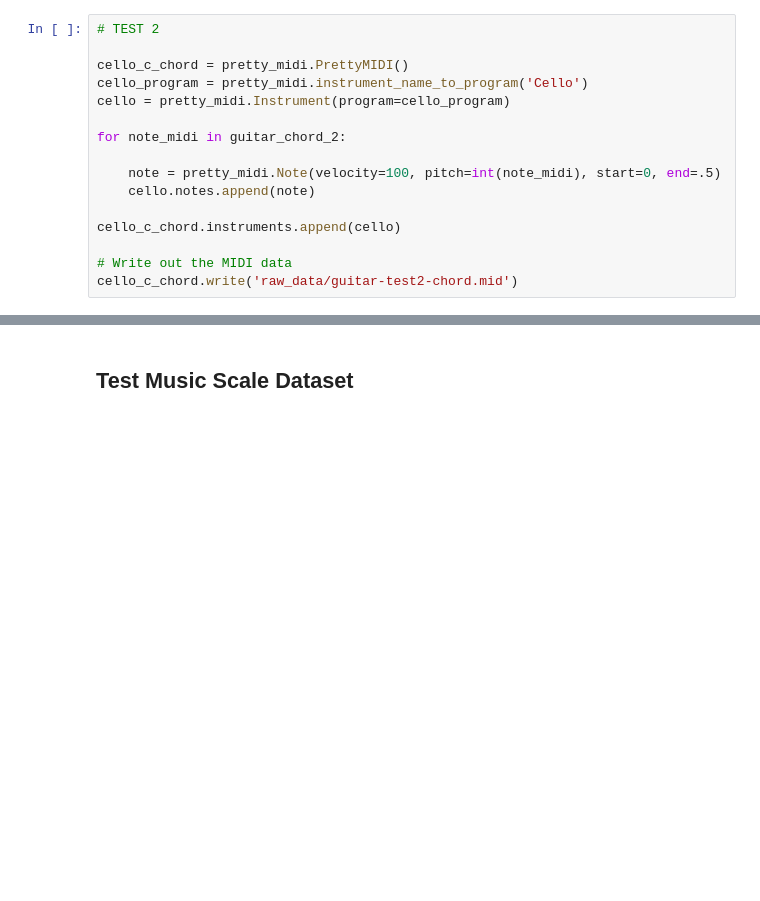
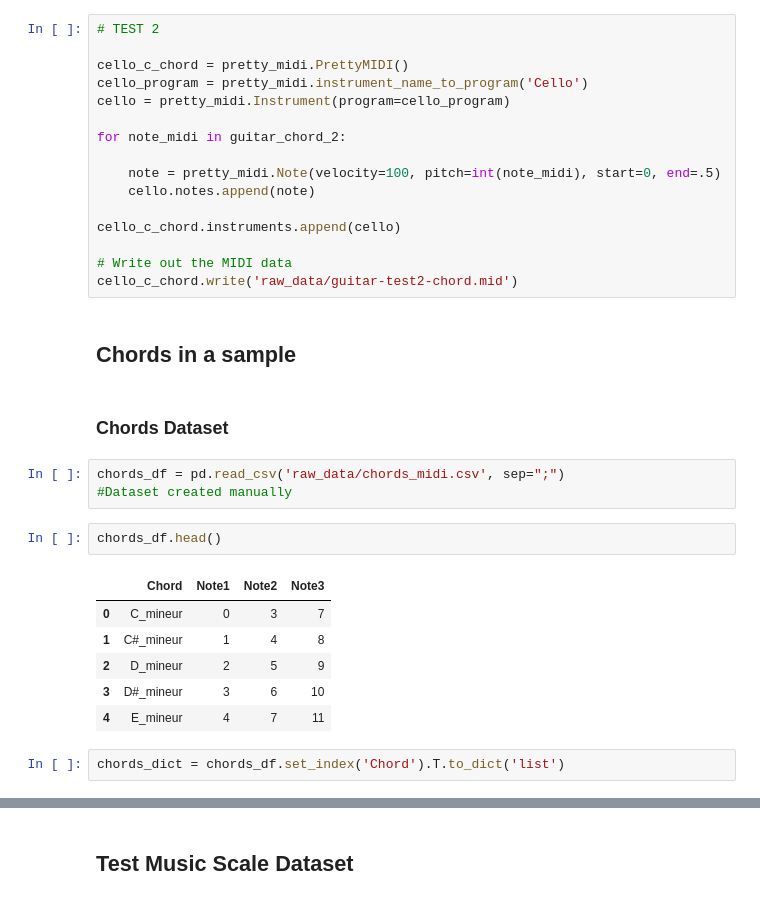
Before and after one commit to KarlVoncq/MIDIComposingAI, a Jupyter notebook: notebooks/dianehb_notebook.ipynb, the cells around one changed output, grey strips where cells are left out. Saved outputs shown, nothing was run; the diff lists cells and outputs as text; blank space fills up the shorter version.

```diff
--- a/notebooks/dianehb_notebook.ipynb
+++ b/notebooks/dianehb_notebook.ipynb
@@ -163,3 +234,21 @@ cello_c_chord.instruments.append(cello)
 
 # Write out the MIDI data
 cello_c_chord.write('raw_data/guitar-test2-chord.mid')
+# %% [markdown]
+## Chords in a sample
+# %% [markdown]
+### Chords Dataset
+# %%
+chords_df = pd.read_csv('raw_data/chords_midi.csv', sep=";")
+#Dataset created manually
+# %%
+chords_df.head()
+# %% [output]
+|  | Chord | Note1 | Note2 | Note3 |
+| 0 | C_mineur | 0 | 3 | 7 |
+| 1 | C#_mineur | 1 | 4 | 8 |
+| 2 | D_mineur | 2 | 5 | 9 |
+| 3 | D#_mineur | 3 | 6 | 10 |
+| 4 | E_mineur | 4 | 7 | 11 |
+# %%
+chords_dict = chords_df.set_index('Chord').T.to_dict('list')
```
Also changed, not shown: parts of 91 cells of this notebook.
